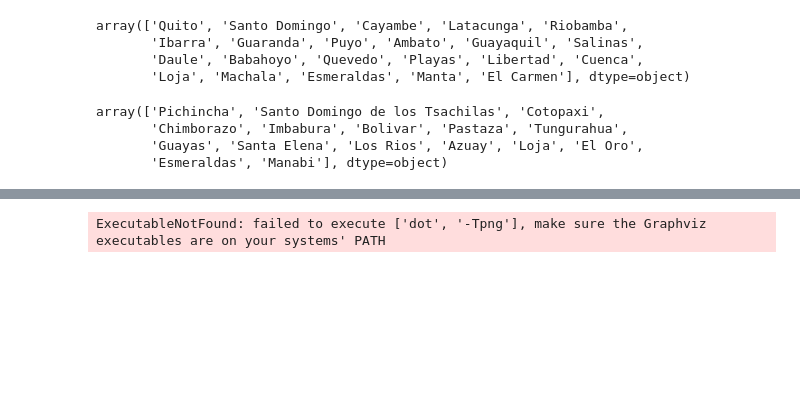
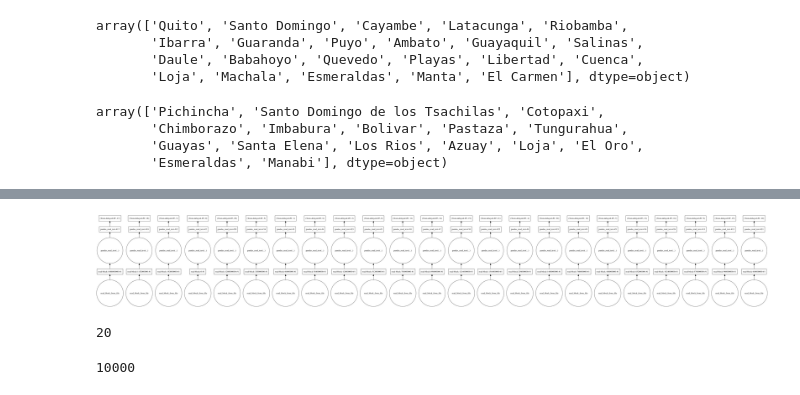
Before and after one commit to abbiepopa/kaggle_grocery, a Jupyter notebook: scripts/2.0_processing_for_analysis.ipynb, the cells around one changed output, grey strips where cells are left out. Cells and saved outputs as stored; diff of their text form; code cells hidden in the pictures; blank space fills up the shorter version.

```diff
--- a/scripts/2.0_processing_for_analysis.ipynb
+++ b/scripts/2.0_processing_for_analysis.ipynb
@@ -136,6 +186,14 @@ First:  66458908
 # %%
 #train_2016.to_csv(raw + 'train_2016.csv', index = False)
 # %%
-train.visualize()
+dtrain.visualize()
 # %% [output]
-ExecutableNotFound: failed to execute ['dot', '-Tpng'], make sure the Graphviz executables are on your systems' PATH
+[figure, added]
+# %%
+len(d[d.date == '2016-01-05'])
+# %% [output]
+20
+# %%
+len(train)
+# %% [output]
+10000
```
Also changed, not shown: parts of 11 cells of this notebook, 1 other file.
